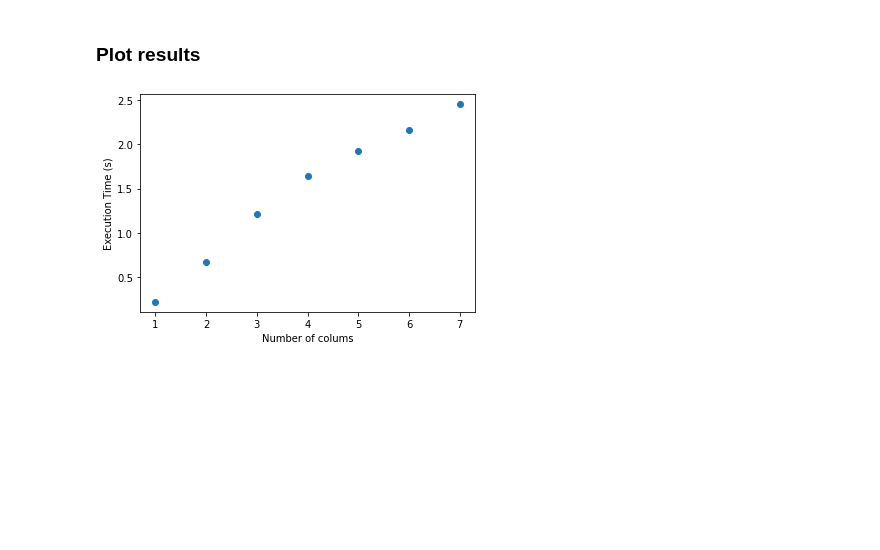
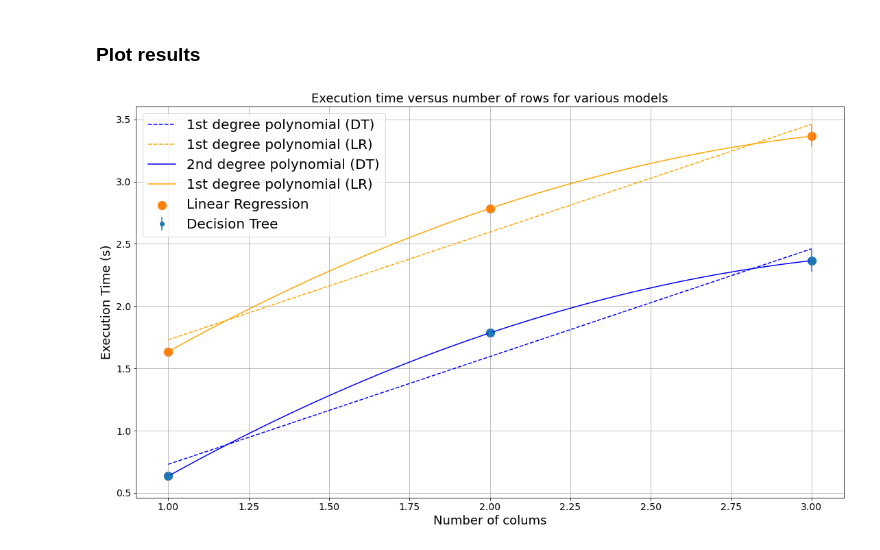
Before and after one commit to felix-olivier/used-cars-project, a Jupyter notebook: Notebooks/Preprocessing Felix.ipynb, the cells around one changed output. Saved outputs shown, nothing was run; the diff lists cells and outputs as text; code cells hidden in the pictures; blank space fills up the shorter version.

Commit message:
create full list of ordered columns. create method to run experiment multiple times and take avg and stdev. updated plot

```diff
--- a/Notebooks/Preprocessing Felix.ipynb
+++ b/Notebooks/Preprocessing Felix.ipynb
@@ -3,7 +3,7 @@ import pandas as pd
 pd.set_option('display.max_columns', 500)
 pd.set_option('display.width', 1000)
 
-df_original = pd.read_csv("../Datasets/subset.csv")
+df_original = pd.read_csv("../Datasets/used_cars_data.csv", nrows=1000000)
 df = df_original.copy()
 # %% [markdown]
 ### Exploration
@@ -424,12 +475,59 @@ Duration: 2.4492790699005127 seconds
+# %%
+import numpy as np
+## compute the averages and standard deviations
+
+
+x = x_results[0]
+
+y_mean = [float(sum(col))/len(col) for col in zip(*y_results)]
+y_stdev = [np.std(col) for col in zip(*y_results)]
 # %% [markdown]
 ### Plot results
-# %%
-import matplotlib.pyplot as plt
-
-plt.scatter(to_plot_x, to_plot_y)
-plt.xlabel('Number of colums')
-plt.ylabel('Execution Time (s)')
-
-plt.show()
-# %% [output]
-[figure, removed]
+# %%
+import matplotlib.pyplot as plt
+
+
+plt.scatter(x, y_mean, marker='o', s=150)
+plt.errorbar(x, y_mean, y_stdev, linestyle='None', marker='o', label='Decision Tree')
+plt.scatter(x, np.array(y_mean) + 1, marker='o', label='Linear Regression', s=150) # mock up for second model
+plt.errorbar(x, np.array(y_mean) + 1, y_stdev, linestyle='None', marker='o') # mock up for second model
+
+# plt.scatter(x, y_mean)
+plt.xlabel('Number of colums', fontsize=18)
+plt.ylabel('Execution Time (s)', fontsize=18)
+plt.title('Execution time versus number of rows for various models', fontsize=18)
+
+
+
+
+## Add a linear fit for both models
+x_synth = np.linspace(1, x[-1], 100)
+
+coef = np.polyfit(x, y_mean, 1)
+poly1d_fn = np.poly1d(coef)
+plt.plot(x, poly1d_fn(x), '--b', label='1st degree polynomial (DT)')
+
+coef = np.polyfit(x, np.array(y_mean) + 1, 1) # mock up model
+poly1d_fn = np.poly1d(coef)
+plt.plot(x, poly1d_fn(x), '--', color='orange', label='1st degree polynomial (LR)')
+
+coef = np.polyfit(x, y_mean, 2)
+poly1d_fn = np.poly1d(coef)
+plt.plot(x_synth, poly1d_fn(x_synth), '-b', label='2nd degree polynomial (DT)')
+
+coef = np.polyfit(x, np.array(y_mean) + 1, 2) # mock up model
+poly1d_fn = np.poly1d(coef)
+plt.plot(x_synth, poly1d_fn(x_synth), '-', color='orange', label='1st degree polynomial (LR)')
+
+# Plot styling
+plt.xticks(fontsize=14)
+plt.yticks(fontsize=14)
+plt.grid()
+plt.legend(loc=2, prop={'size': 20})
+
+fig = plt.gcf()
+fig.set_size_inches(18.5, 10.5)
+
+plt.show()
+# %% [output]
+[figure, added]
```
Also changed, not shown: parts of 11 cells of this notebook.
